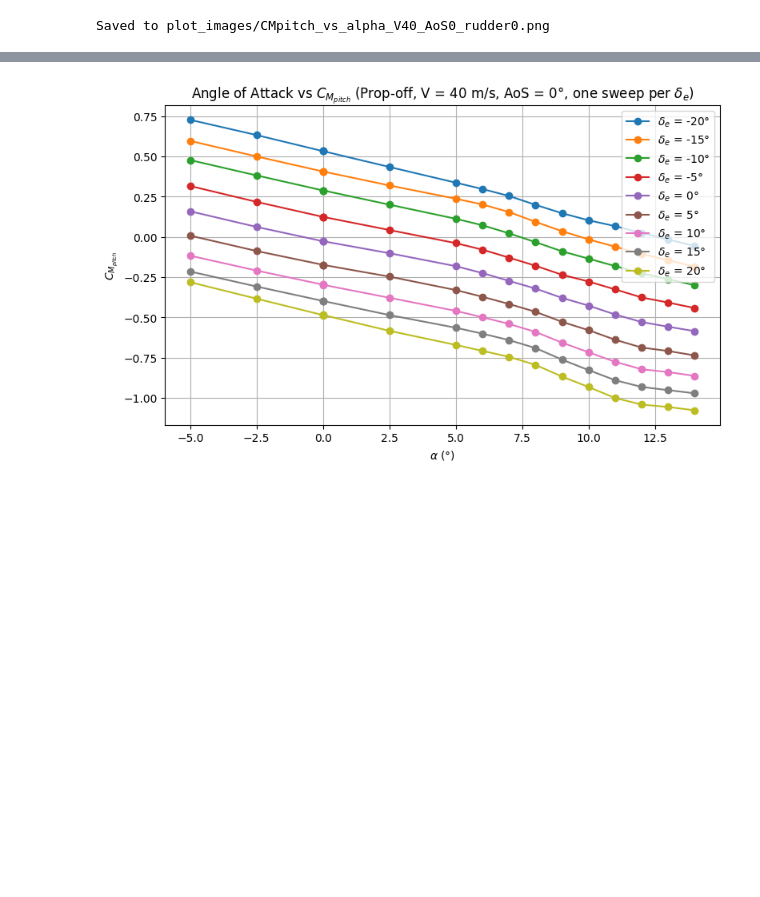
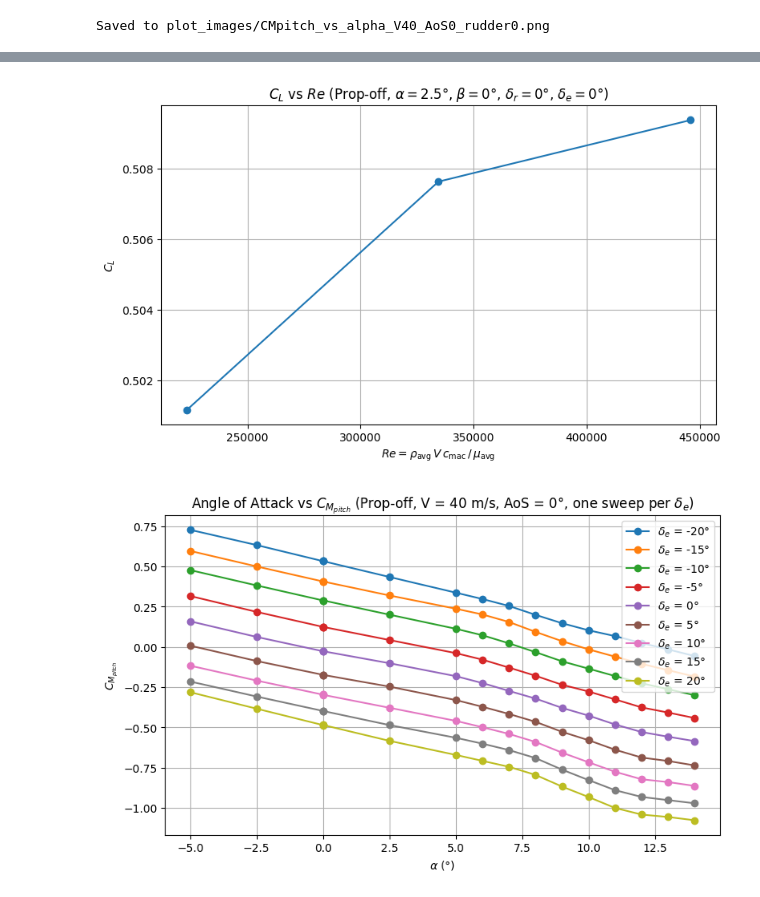
Before and after one commit to DCdeJong2002/Group_15_Redo_BAL, a Jupyter notebook: data_plotter.ipynb, the cells around one changed output, grey strips where cells are left out. Saved outputs shown, nothing was run; the diff lists cells and outputs as text; code cells hidden in the pictures; blank space fills up the shorter version.

Commit message:
cl-Re done, one note: T ANd rho avereged from prop on, and first sweep use dnot second

```diff
--- a/data_plotter.ipynb
+++ b/data_plotter.ipynb
@@ -516,3 +516,86 @@ print("Saved to plot_images/CMpitch_vs_alpha_V40_AoS0_rudder0.png")
 # %% [output]
 [figure]
 Saved to plot_images/CMpitch_vs_alpha_V40_AoS0_rudder0.png
+# %%
+import numpy as np
+import matplotlib.pyplot as plt
+
+# --- Sutherland's law ---
+mu_ref = 1.716e-5  # Pa·s
+T_ref  = 273.15    # K
+S      = 110.4     # K
+
+def sutherland_viscosity(T):
+    return mu_ref * (T / T_ref)**1.5 * (T_ref + S) / (T + S)
+
+# --- Representative tunnel conditions (averaged from prop-on data) ---
+temps = [
+    290.81, 290.5, 290.63, 290.71, 290.45, 290.68, 290.57, 290.54, 290.56,
+    290.77, 290.76, 290.54, 290.61, 290.53, 290.53, 290.38, 290.77, 290.42,
+    290.82, 290.31, 290.83, 290.77, 290.83, 290.59, 290.69, 289.29, 289.89,
+    289.33, 289.37, 289.75, 289.05, 289.33, 289.45, 289.41, 289.41, 289.39,
+    289.18, 289.41, 289.48, 289.55, 289.09, 289.4,  289.11, 289.29, 289.24,
+    289.39, 289.55, 289.31, 289.75, 289.81, 289.23, 289.71, 289.86, 289.23,
+    289.85
+]
+rhos = [
+    1.2111837665772662, 1.2124162911880931, 1.211909932667162,
+    1.211564445727421,  1.2134526039979827, 1.2123845995887763,
+    1.2128315782593753, 1.213028753275484,  1.2129332677003728,
+    1.211985376693565,  1.2120390414597149, 1.2130047723183783,
+    1.2127125926478157, 1.213034532873517,  1.2130705055473072,
+    1.2136371492818563, 1.212021319675703,  1.2134939840084806,
+    1.2117650239582876, 1.2139537833203915, 1.211735336730007,
+    1.2113024600329465, 1.2110765180038419, 1.21206476484882,
+    1.2116478035619338, 1.2185471305276716, 1.2160731113350067,
+    1.2183907064735384, 1.2182343256648152, 1.2166486644737404,
+    1.2197155774698278, 1.218474990839042,  1.2179096580800357,
+    1.2180779880835713, 1.2180659507882505, 1.218162170535493,
+    1.2191672579972812, 1.2181261372648537, 1.2178195442593014,
+    1.2175010680190128, 1.219558861881395,  1.2181682287001427,
+    1.2194624456700003, 1.2186675534126223, 1.2188902649715678,
+    1.2182103230444081, 1.2175251309693753, 1.2184869752778251,
+    1.2166486644737404, 1.216432841075817,  1.2187878701265824,
+    1.216816646064224,  1.2162230099778601, 1.2187999149132185,
+    1.2162289133388524
+]
+
+T_avg   = np.mean(temps)
+rho_avg = np.mean(rhos)
+mu_avg  = sutherland_viscosity(T_avg)
+
+print(f"T_avg   = {T_avg:.3f} K")
+print(f"rho_avg = {rho_avg:.6f} kg/m³")
+print(f"mu_avg  = {mu_avg:.4e} Pa·s")
+
+# --- Wing MAC from manual ---
+c_mac = 0.165  # m
+
+# --- Filter prop-off: alpha=2.5, beta=0, rudder=0, elevator=0 ---
+df_re = df_prop_off[
+    (df_prop_off["AoA_round"] == 2.5) &
+    (df_prop_off["AoS_round"] == 0)   &
+    (df_prop_off["dR"]        == 0)   &
+    (df_prop_off["dE"]        == 0)
+].copy()
+# Keep only the first sweep (lower original row indices)
+df_re = df_re[df_re.index < 500]
+
+# Re varies through V; rho and mu are fixed representative averages
+df_re["Re"] = rho_avg * df_re["V"] * c_mac / mu_avg
+df_re = df_re.sort_values("Re")
+
+print(df_re[["V_round", "V", "Re", "CL"]].to_string())
+
+# --- Plot ---
+fig, ax = plt.subplots(figsize=(8, 5))
+ax.plot(df_re["Re"], df_re["CL"], marker="o", linestyle="-")
+
+ax.set_xlabel(r"$Re = \rho_\mathrm{avg} \, V \, c_\mathrm{mac} \, / \, \mu_\mathrm{avg}$")
+ax.set_ylabel(r"$C_L$")
+ax.set_title(r"$C_L$ vs $Re$ (Prop-off, $\alpha=2.5°$, $\beta=0°$, $\delta_r=0°$, $\delta_e=0°$)")
+ax.grid(True)
+plt.tight_layout()
+plt.savefig("plot_images/CL_vs_Re_propoff_AoA2.5.png", dpi=150)
+plt.show()
+# %% [output]
@@ -519,3 +609,4 @@ Saved to plot_images/CMpitch_vs_alpha_V40_AoS0_rudder0.png
+[figure, added]
 # %%
 import os
 import matplotlib.pyplot as plt
```
Also changed, not shown: parts of 1 cell of this notebook.
